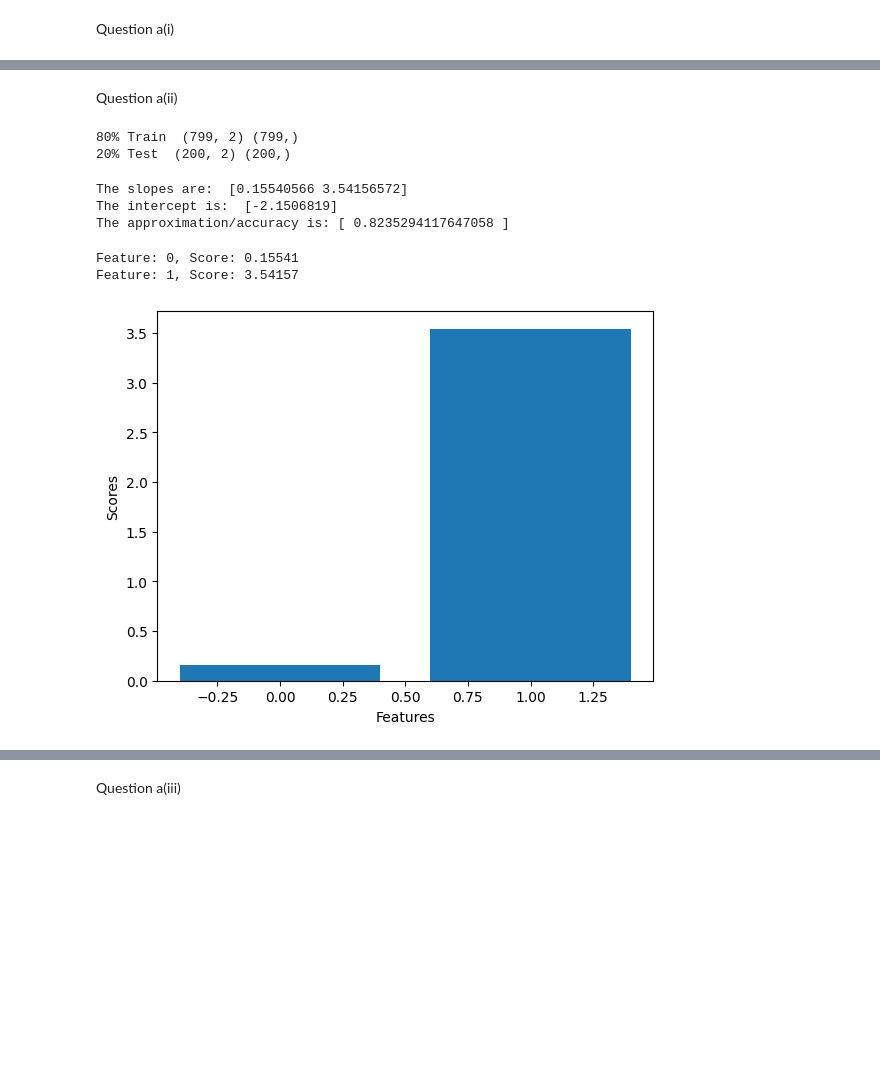
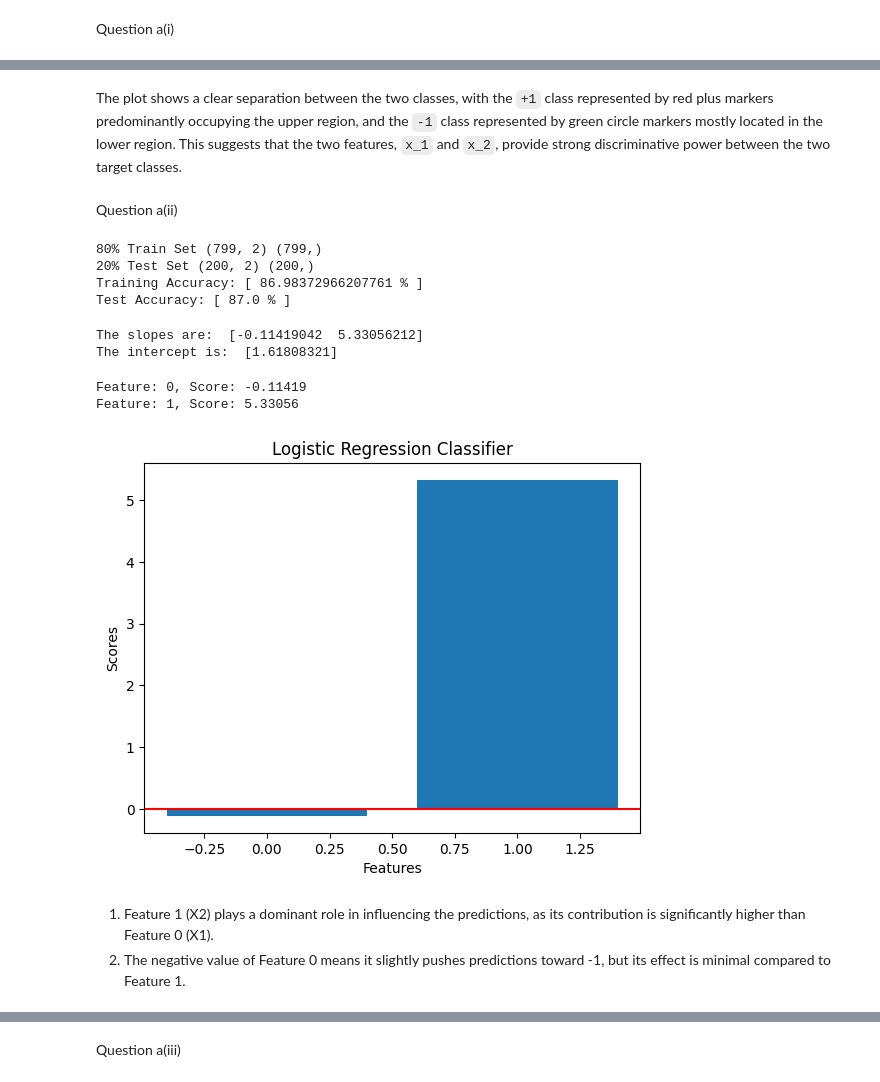
Before and after one commit to M2-Luminous/CSU44061-Machine-Learning, a Jupyter notebook: week2/week2_assign.ipynb, the cells around one changed output, grey strips where cells are left out. Saved outputs shown, nothing was run; the diff lists cells and outputs as text; code cells hidden in the pictures; blank space fills up the shorter version.

Commit message:
updated week2 solution with legend and proper comment

```diff
--- a/week2/week2_assign.ipynb
+++ b/week2/week2_assign.ipynb
@@ -65,3 +68,5 @@ plt.show()
+# %% [markdown]
+The plot shows a clear separation between the two classes, with the `+1` class represented by red plus markers predominantly occupying the upper region, and the `-1` class represented by green circle markers mostly located in the lower region. This suggests that the two features, `x_1` and `x_2`, provide strong discriminative power between the two target classes.
 # %% [markdown]
 Question a(ii)
 # %%
@@ -72,46 +77,64 @@ x_train, x_test, y_train, y_test = train_test_split(X, y, test_size=0.2, random_
 # y stands for target variable
 # 0.2 means 20 percent for test and 80 percent for train
 # random seed 4
-print('80% Train ', x_train.shape, y_train.shape)
-print('20% Test ', x_test.shape, y_test.shape)      #output results
+print('80% Train Set', x_train.shape, y_train.shape)
+print('20% Test Set', x_test.shape, y_test.shape)      #output results
+
+# Initialize and train the logistic regression model
+LR = LogisticRegression()
+LR.fit(x_train, y_train)
+
+# Training set accuracy
+train_score = LR.score(x_train, y_train)
+print('Training Accuracy: [', train_score * 100, "% ]")
+
+# Test set accuracy
+test_score = LR.score(x_test, y_test)
+print('Test Accuracy: [', test_score * 100, "% ]")
 # %% [output]
-80% Train  (799, 2) (799,)
-20% Test  (200, 2) (200,)
+80% Train Set (799, 2) (799,)
+20% Test Set (200, 2) (200,)
+Training Accuracy: [ 86.98372966207761 % ]
+Test Accuracy: [ 87.0 % ]
 # %%
-fitting = LogisticRegression()
-fitting.fit(x_train, y_train)
-slope = fitting.coef_[0]
-intercept = fitting.intercept_
+# Model parameter
+slope = LR.coef_[0]                     #slope == coefficients
+intercept = LR.intercept_
 print('The slopes are: ', slope)
 print('The intercept is: ', intercept)
-predicting = fitting.predict(x_train)
-accuracy = fitting.score(x_train, y_train)
-print('The approximation/accuracy is: [', accuracy, "]")
+
 # linear model y = theta0 + theta1 * X1 + theta2 * X2
 # This code initializes and trains a Logistic Regression model on x_train and y_train,
 # learning how input features influence predictions.
-# It then calculates and displays the model's coefficients (slopes) and intercept,
+# It then calculates and displays the model's coefficients (slopes/weights) and intercept (bias),
 # providing insight into feature importance.
 # Finally, the code predicts outcomes on the training data and reports the accuracy score,
 # quantifying the model's performance in classification tasks.
 # %% [output]
-The slopes are:  [0.15540566 3.54156572]
-The intercept is:  [-2.1506819]
-The approximation/accuracy is: [ 0.8235294117647058 ]
+The slopes are:  [-0.11419042  5.33056212]
+The intercept is:  [1.61808321]
 # %%
-feature = fitting.coef_[0]
-for i, j in enumerate(feature):
-	print('Feature: %0d, Score: %.5f' % (i, j))
+feature = LR.coef_[0]
+for i, val in enumerate(feature):
+	print('Feature: %0d, Score: %.5f' % (i, val))
 plt.bar([x for x in range(len(feature))], feature)
 plt.xlabel('Features')
 plt.ylabel('Scores')
+plt.axhline(y=0, color='red', linestyle='-')
+plt.title('Logistic Regression Classifier')
 plt.show()
 #the for loop iterate over the element of the feature array
 #enumerate() loop through feature while keep track of the index i and value j
 #hence we know the feature1 has most influence and may cause the score increase due to the high score it got
 #feature 0 have a relatively small score which indicates that it has a lower influence and may cause the score decrease
+
+#Feature 0 corresponds to the first column of the dataset(x_1)
+#Feature 1 corresponds to the second column of the dataset(x_2)
 # %% [output]
-Feature: 0, Score: 0.15541
-Feature: 1, Score: 3.54157
+Feature: 0, Score: -0.11419
+Feature: 1, Score: 5.33056
-[figure, old version]
+[figure, new version]
+# %% [markdown]
+1. Feature 1 (X2) plays a dominant role in influencing the predictions, as its contribution is significantly higher than Feature 0 (X1).
+2. The negative value of Feature 0 means it slightly pushes predictions toward -1, but its effect is minimal compared to Feature 1.
 # %%
```
Also changed, not shown: parts of 35 cells of this notebook, 1 other file.
